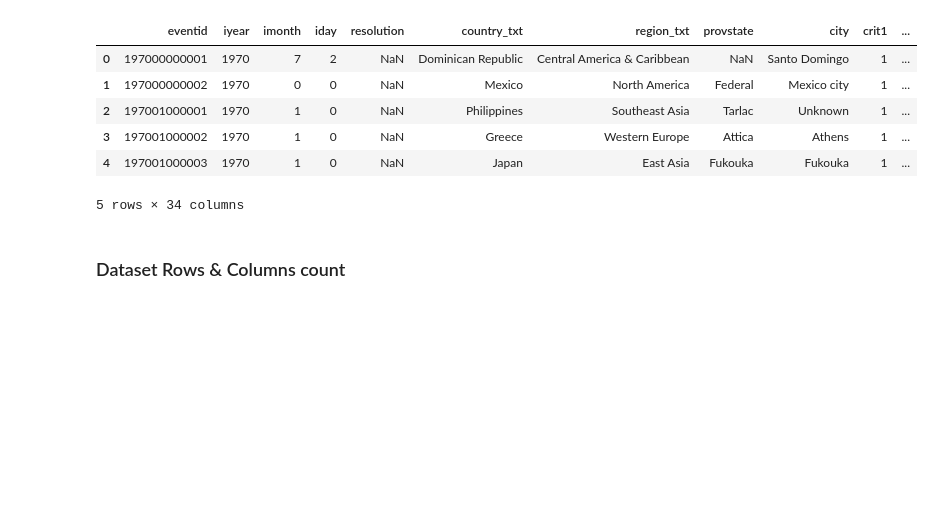
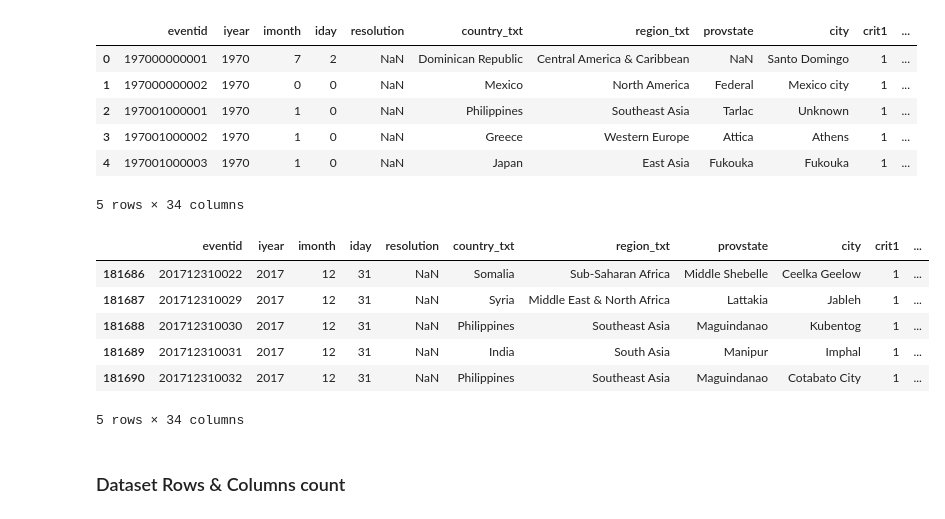
Before and after one commit to NikhilSengar/Capstone-1-The-Global-Terrorism-Database-Nikhil-Sengar, a Jupyter notebook: EDA_Global_Terrorism_Dataset.ipynb, the cells around one changed output. Drawn from its saved outputs; the diff is of its cells as text; code cells hidden in the pictures; blank space fills up the shorter version.

```diff
--- a/EDA_Global_Terrorism_Dataset.ipynb
+++ b/EDA_Global_Terrorism_Dataset.ipynb
@@ -142,6 +142,16 @@ df.head()
 | 3 | 197001000002 | 1970 | 1 | 0 | NaN | Greece | Western Europe | Attica | Athens | 1 | ... |
 | 4 | 197001000003 | 1970 | 1 | 0 | NaN | Japan | East Asia | Fukouka | Fukouka | 1 | ... |
 5 rows × 34 columns
+# %%
+df.tail()
+# %% [output]
+|  | eventid | iyear | imonth | iday | resolution | country_txt | region_txt | provstate | city | crit1 | ... |
+| 181686 | 201712310022 | 2017 | 12 | 31 | NaN | Somalia | Sub-Saharan Africa | Middle Shebelle | Ceelka Geelow | 1 | ... |
+| 181687 | 201712310029 | 2017 | 12 | 31 | NaN | Syria | Middle East & North Africa | Lattakia | Jableh | 1 | ... |
+| 181688 | 201712310030 | 2017 | 12 | 31 | NaN | Philippines | Southeast Asia | Maguindanao | Kubentog | 1 | ... |
+| 181689 | 201712310031 | 2017 | 12 | 31 | NaN | India | South Asia | Manipur | Imphal | 1 | ... |
+| 181690 | 201712310032 | 2017 | 12 | 31 | NaN | Philippines | Southeast Asia | Maguindanao | Cotabato City | 1 | ... |
+5 rows × 34 columns
 # %% [markdown]
 ### Dataset Rows & Columns count
 # %%
```
Also changed, not shown: parts of 2 cells of this notebook.
